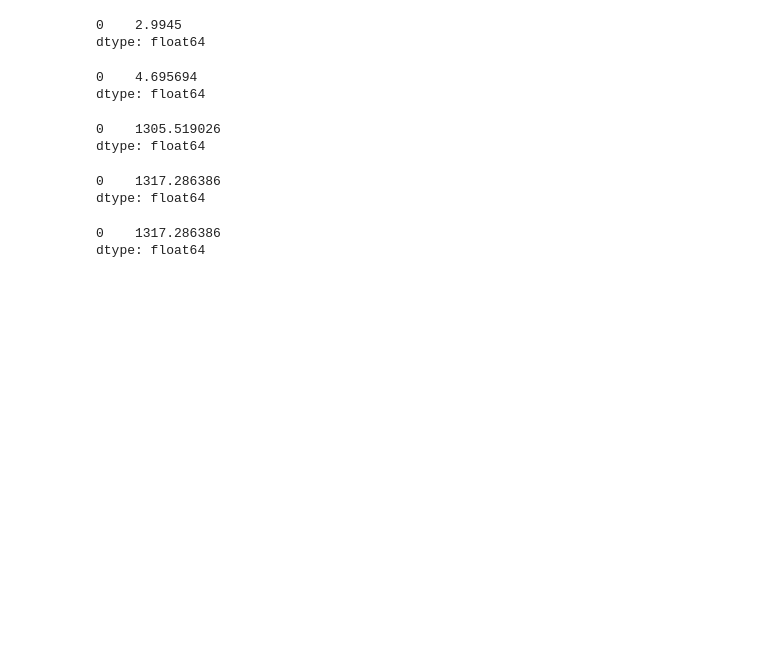
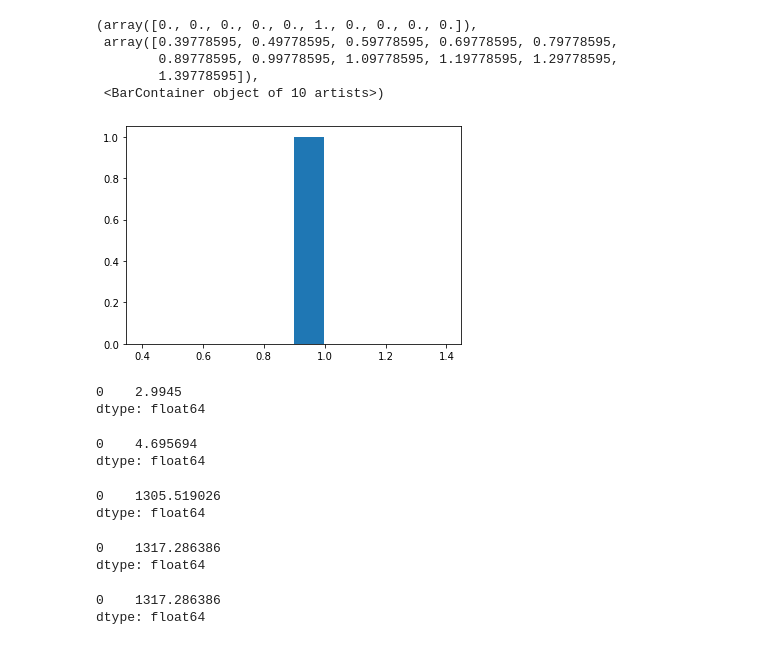
Before and after one commit to PennyWieser/Thermobar, a Jupyter notebook: Unit_tests/opx_cpx_test_values.ipynb, the cells around one changed output. Drawn from its saved outputs; the diff is of its cells as text; code cells hidden in the pictures; blank space fills up the shorter version.

```diff
--- a/Unit_tests/opx_cpx_test_values.ipynb
+++ b/Unit_tests/opx_cpx_test_values.ipynb
@@ -32,0 +71,4 @@ decimalPlace=4
+# %%
+dict2=pt.calculate_cpx_opx_press_temp_matching(
+        cpx_comps=Cpx_Several, opx_comps=Opx_Several, equationT="T_Put2008_eq36",
+        equationP="P_Put2008_eq38", Kd_Match="Subsolidus")
@@ -33,3 +85,15 @@ decimalPlace=4
+# %%
+All_PT=dict2['All_PTs']
+Av_PTs=dict2['Av_PTs_perCPX']
+# %%
+plt.hist(All_PT['Kd_Fe_Mg_Cpx_Opx'])
+# %% [output]
+(array([0., 0., 0., 0., 0., 1., 0., 0., 0., 0.]),
+ array([0.39778595, 0.49778595, 0.59778595, 0.69778595, 0.79778595,
+        0.89778595, 0.99778595, 1.09778595, 1.19778595, 1.29778595,
+        1.39778595]),
+ <BarContainer object of 10 artists>)
+[figure, added]
 # %%
 P_Eq38=pt.calculate_cpx_opx_press(opx_comps=OpxT, cpx_comps=CpxT, equationP="P_Put2008_eq38")
 P_Eq38.head() # Head shows the first 5 results
```
Also changed, not shown: parts of 3 cells of this notebook, 1 other file.
